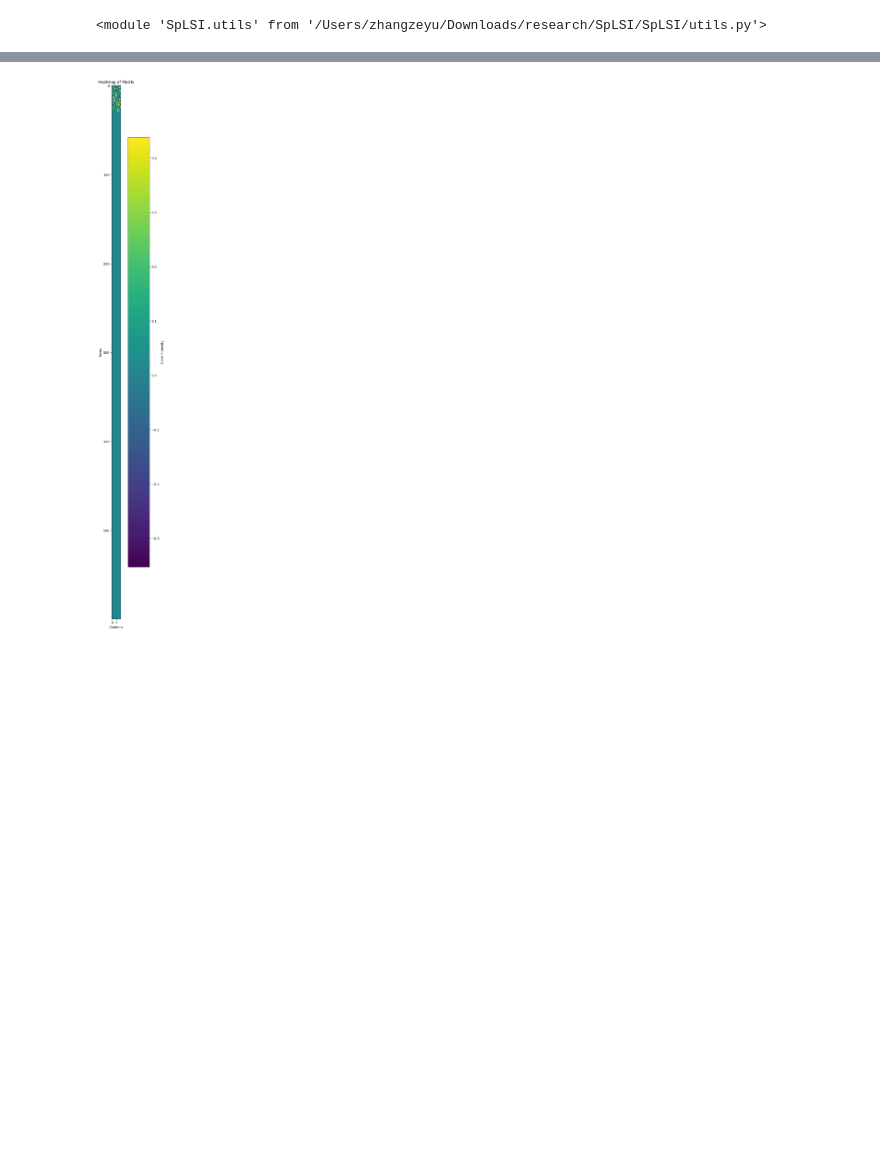
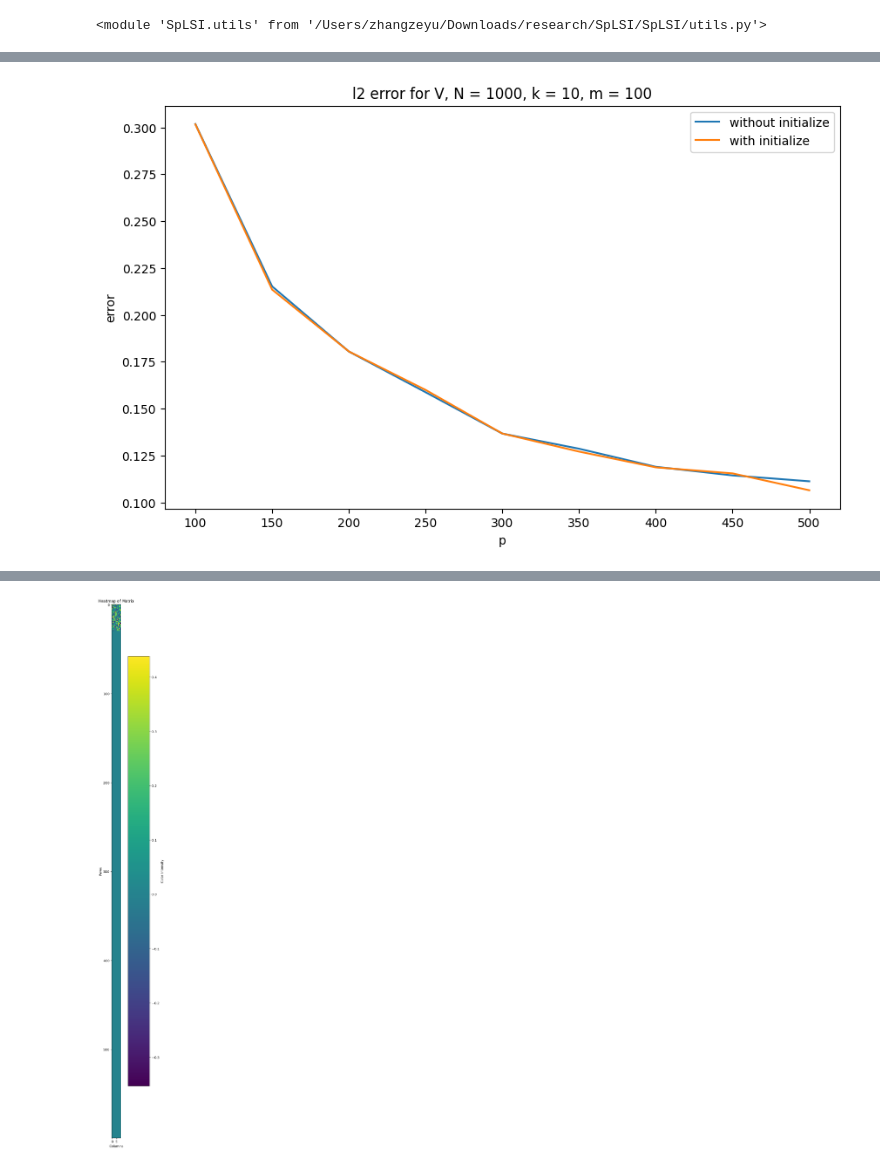
Before and after one commit to yeojin-jung/SpatialPCA, a Jupyter notebook: spatialsvd_sim_sparsity.ipynb, the cells around one changed output, grey strips where cells are left out. Saved outputs shown, nothing was run; the diff lists cells and outputs as text; code cells hidden in the pictures; blank space fills up the shorter version.

```diff
--- a/spatialsvd_sim_sparsity.ipynb
+++ b/spatialsvd_sim_sparsity.ipynb
@@ -62,0 +295,11 @@ plt.show()
+# %%
+plt.figure(figsize=(10, 6))
+plt.plot(p_list, V_error, label='without initialize')
+plt.plot(p_list, V_error_sparsity, label='with initialize')
+plt.xlabel("p")
+plt.ylabel("error")
+plt.title("l2 error for V, N = 1000, k = 10, m = 100")
+plt.legend()
+plt.show()
+# %% [output]
+[figure, added]
```
Also changed, not shown: parts of 14 cells of this notebook, 2 other files.
